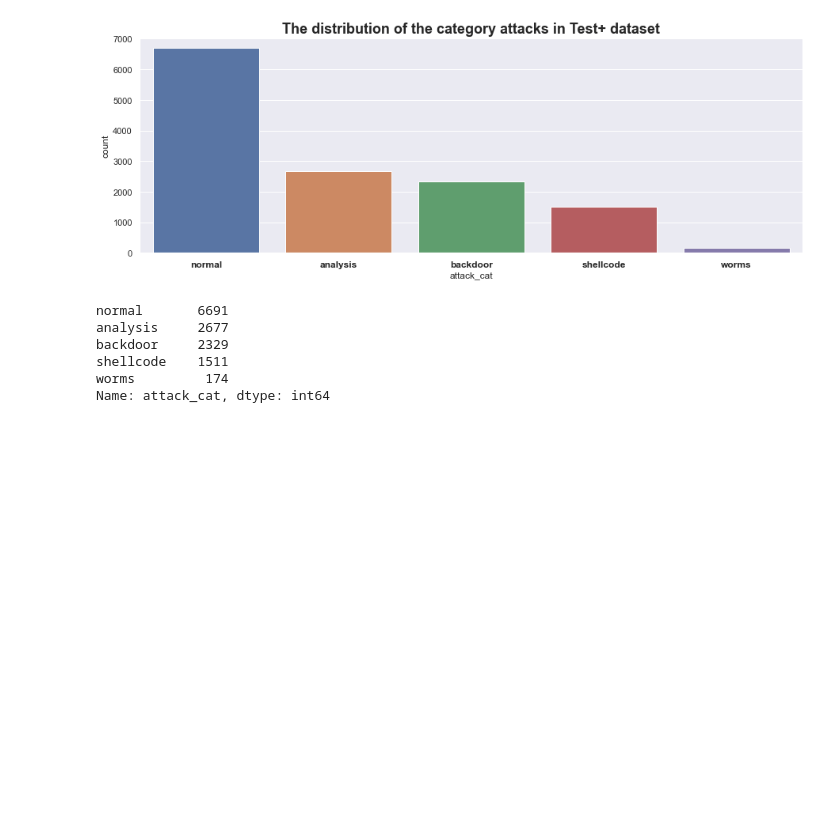
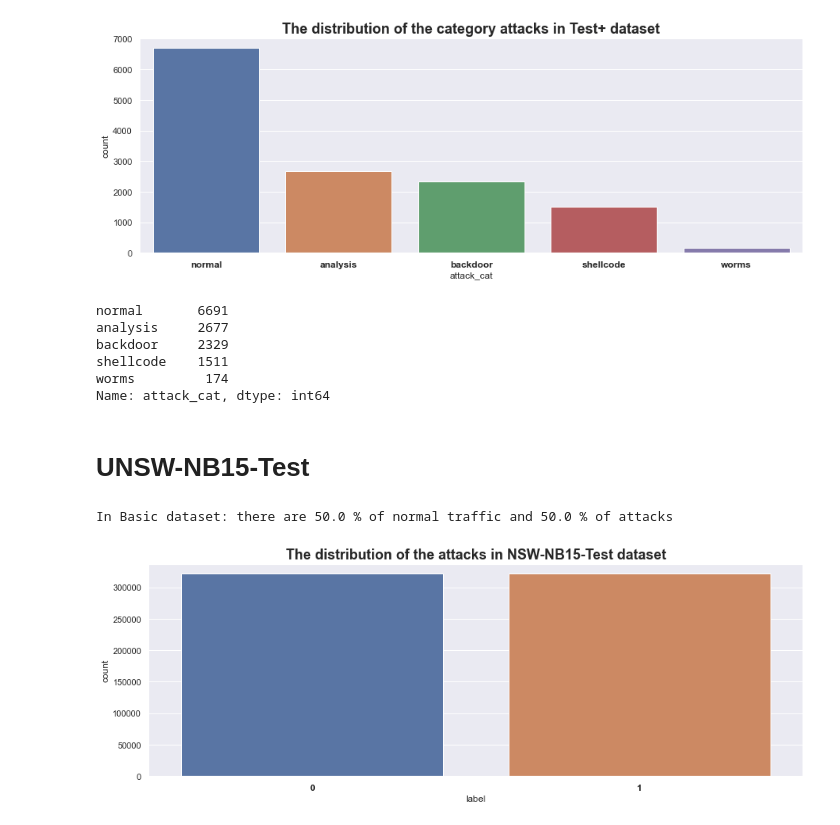
Before and after one commit to polvalls9/Transfer-Learning-Based-Intrusion-Detection-in-5G-and-IoT-Networks, a Jupyter notebook: codes/UNSW-NB15_Generate_Basic_Train_Test_Test+.ipynb, the cells around one changed output. Saved outputs shown, nothing was run; the diff lists cells and outputs as text; code cells hidden in the pictures; blank space fills up the shorter version.

```diff
--- a/codes/UNSW-NB15_Generate_Basic_Train_Test_Test+.ipynb
+++ b/codes/UNSW-NB15_Generate_Basic_Train_Test_Test+.ipynb
@@ -198,3 +198,24 @@ backdoor     2329
 shellcode    1511
 worms         174
 Name: attack_cat, dtype: int64
+# %% [markdown]
+# UNSW-NB15-Test
+# %%
+# Creating the UNSW-NB15-Test dataset
+test=balance_dataset(data)
+# %%
+all_0, all_1 = test['label'].value_counts()[0]*100 / len(test.index), test['label'].value_counts()[1]*100 / len(test.index)
+
+print("In Basic dataset: there are {} % of normal traffic and {} % of attacks".format(all_0, all_1))
+# %% [output]
+In Basic dataset: there are 50.0 % of normal traffic and 50.0 % of attacks
+# %%
+# Plotting target label distribution
+plt.figure(figsize=(15,5))
+sns.set_theme(style="darkgrid")
+sns.countplot(test['label'])
+plt.title('The distribution of the attacks in NSW-NB15-Test dataset', weight='bold', fontsize='18')
+plt.xticks(weight='bold', fontsize=12)
+plt.show()
+# %% [output]
+[figure, added]
```
Also changed, not shown: parts of 3 cells of this notebook, 7 other files.
